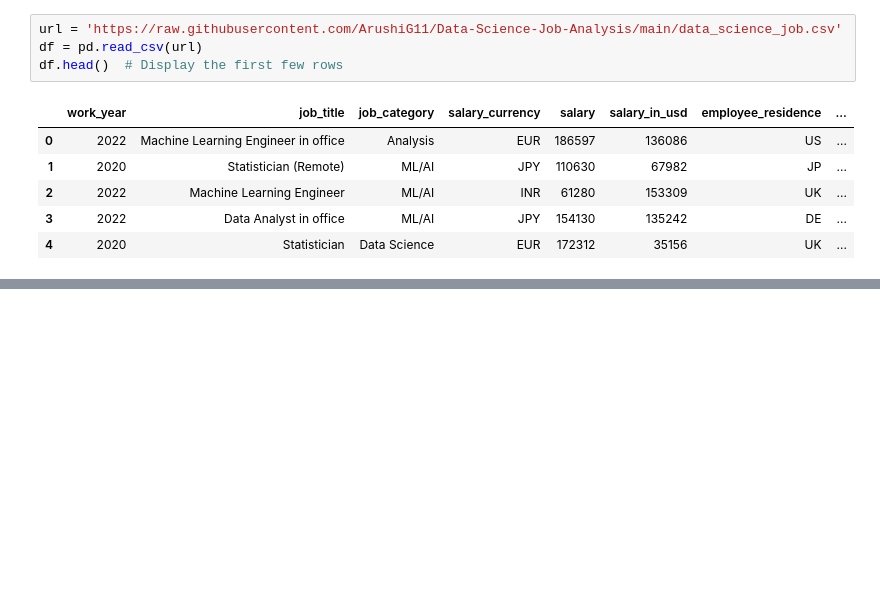
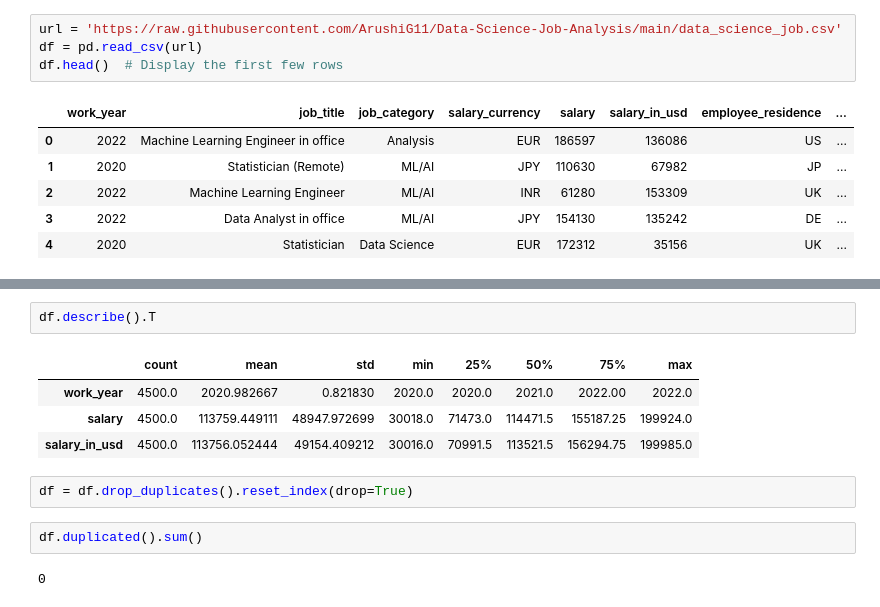
Before and after one commit to ArushiG11/Data-Science-Job-Analysis, a Jupyter notebook: Data_Science_Job_Analysis.ipynb, the cells around one changed output, grey strips where cells are left out. Drawn from its saved outputs; the diff is of its cells as text; blank space fills up the shorter version.

```diff
--- a/Data_Science_Job_Analysis.ipynb
+++ b/Data_Science_Job_Analysis.ipynb
@@ -25,0 +143,13 @@ df.head()  # Display the first few rows
+# %%
+df.describe().T
+# %% [output]
+|  | count | mean | std | min | 25% | 50% | 75% | max |
+| work_year | 4500.0 | 2020.982667 | 0.821830 | 2020.0 | 2020.0 | 2021.0 | 2022.00 | 2022.0 |
+| salary | 4500.0 | 113759.449111 | 48947.972699 | 30018.0 | 71473.0 | 114471.5 | 155187.25 | 199924.0 |
+| salary_in_usd | 4500.0 | 113756.052444 | 49154.409212 | 30016.0 | 70991.5 | 113521.5 | 156294.75 | 199985.0 |
+# %%
+df = df.drop_duplicates().reset_index(drop=True)
+# %%
+df.duplicated().sum()
+# %% [output]
+0
```
Also changed, not shown: parts of 13 cells of this notebook.
